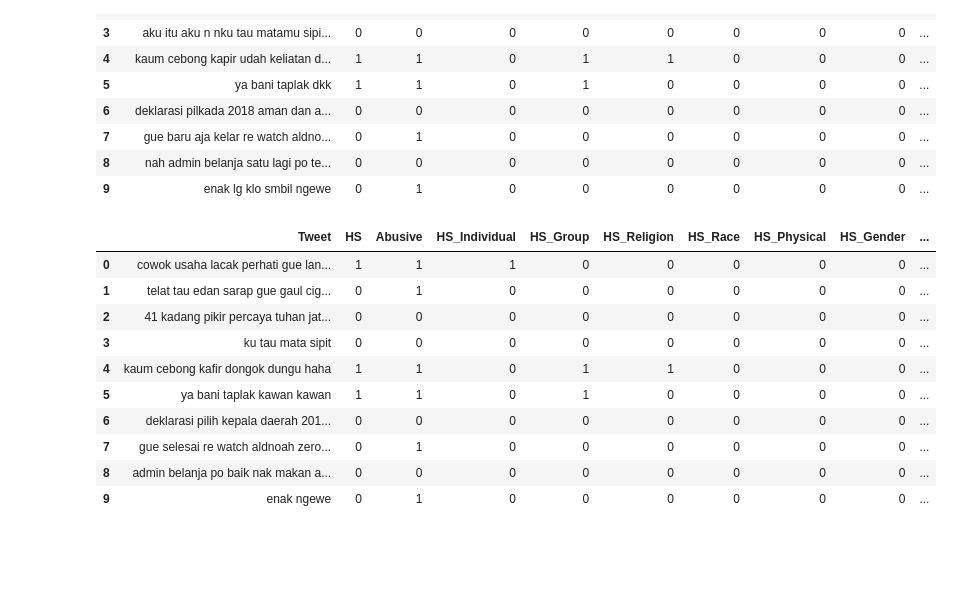
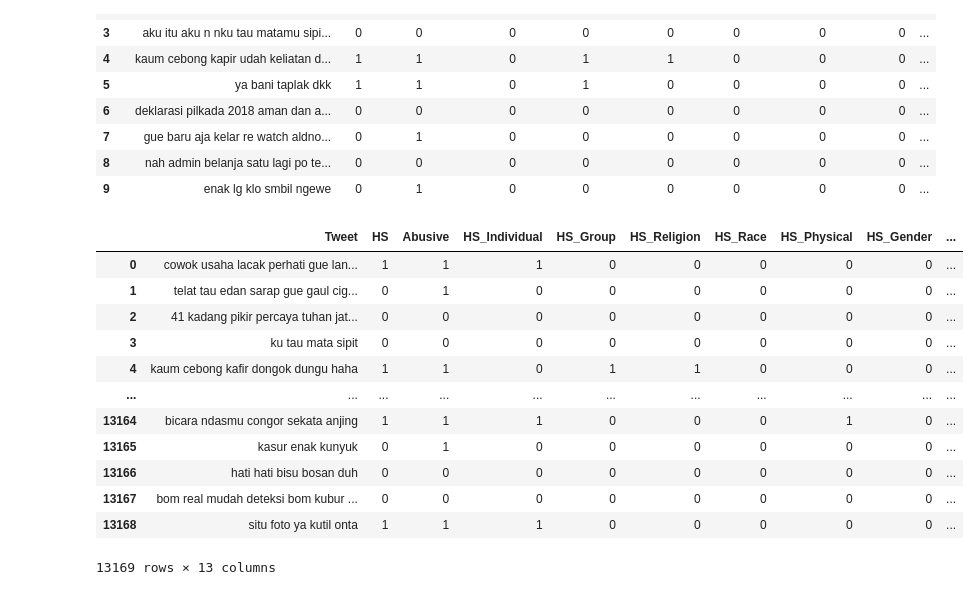
Before and after one commit to mausneg/Multi-Clasification-of-Indonesian-Toxic-Tweet, a Jupyter notebook: preprocessing.ipynb, the cells around one changed output. Saved outputs shown, nothing was run; the diff lists cells and outputs as text; code cells hidden in the pictures; blank space fills up the shorter version.

```diff
--- a/preprocessing.ipynb
+++ b/preprocessing.ipynb
@@ -124,16 +126,18 @@ data['Tweet'] = data['Tweet'].apply(normalize_alay)
 data['Tweet'] = data['Tweet'].apply(remove_stopword)
 data['Tweet'] = data['Tweet'].apply(stemming)
 # %%
-data.head(10)
+data
 # %% [output]
 |  | Tweet | HS | Abusive | HS_Individual | HS_Group | HS_Religion | HS_Race | HS_Physical | HS_Gender | ... |
 | 0 | cowok usaha lacak perhati gue lan... | 1 | 1 | 1 | 0 | 0 | 0 | 0 | 0 | ... |
 | 1 | telat tau edan sarap gue gaul cig... | 0 | 1 | 0 | 0 | 0 | 0 | 0 | 0 | ... |
 | 2 | 41 kadang pikir percaya tuhan jat... | 0 | 0 | 0 | 0 | 0 | 0 | 0 | 0 | ... |
 | 3 | ku tau mata sipit | 0 | 0 | 0 | 0 | 0 | 0 | 0 | 0 | ... |
 | 4 | kaum cebong kafir dongok dungu haha | 1 | 1 | 0 | 1 | 1 | 0 | 0 | 0 | ... |
-| 5 | ya bani taplak kawan kawan | 1 | 1 | 0 | 1 | 0 | 0 | 0 | 0 | ... |
-| 6 | deklarasi pilih kepala daerah 201... | 0 | 0 | 0 | 0 | 0 | 0 | 0 | 0 | ... |
-| 7 | gue selesai re watch aldnoah zero... | 0 | 1 | 0 | 0 | 0 | 0 | 0 | 0 | ... |
-| 8 | admin belanja po baik nak makan a... | 0 | 0 | 0 | 0 | 0 | 0 | 0 | 0 | ... |
-| 9 | enak ngewe | 0 | 1 | 0 | 0 | 0 | 0 | 0 | 0 | ... |
+| ... | ... | ... | ... | ... | ... | ... | ... | ... | ... | ... |
+| 13164 | bicara ndasmu congor sekata anjing | 1 | 1 | 1 | 0 | 0 | 0 | 1 | 0 | ... |
+| 13165 | kasur enak kunyuk | 0 | 1 | 0 | 0 | 0 | 0 | 0 | 0 | ... |
+| 13166 | hati hati bisu bosan duh | 0 | 0 | 0 | 0 | 0 | 0 | 0 | 0 | ... |
+| 13167 | bom real mudah deteksi bom kubur ... | 0 | 0 | 0 | 0 | 0 | 0 | 0 | 0 | ... |
+| 13168 | situ foto ya kutil onta | 1 | 1 | 1 | 0 | 0 | 0 | 0 | 0 | ... |
+13169 rows × 13 columns
```
Also changed, not shown: parts of 5 cells of this notebook, 4 other files.
